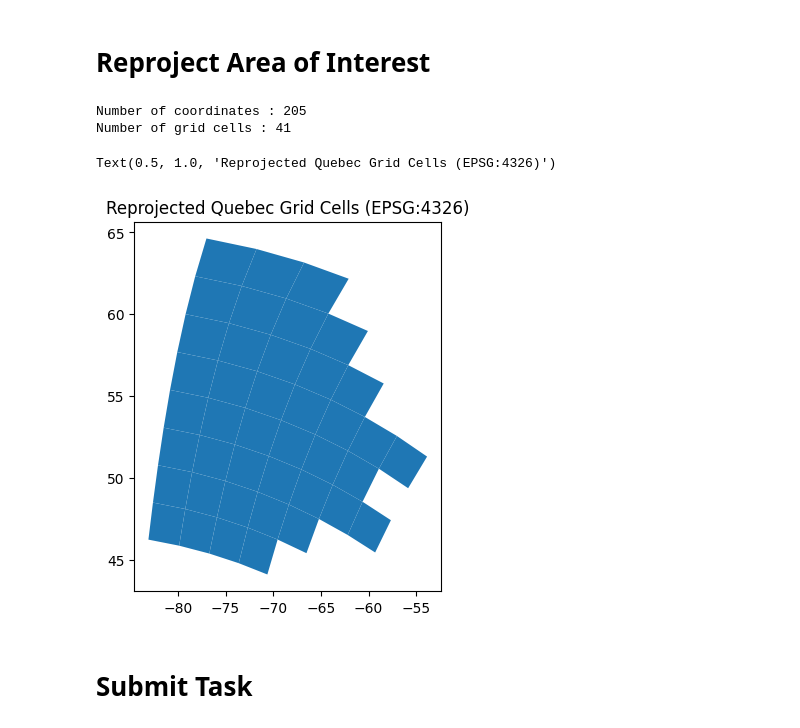
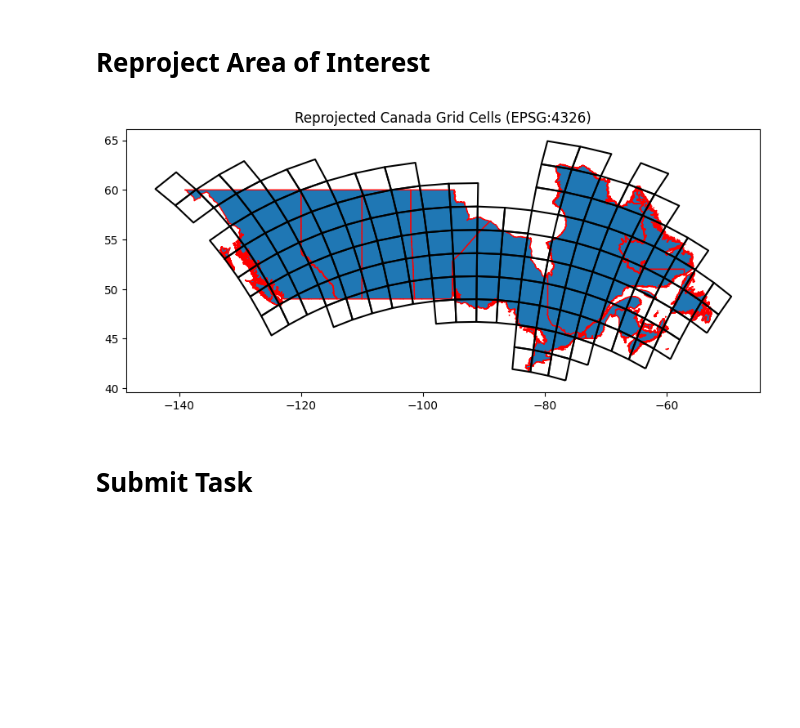
Before and after one commit to AlexandreBrown/WildfirePrediction, a Jupyter notebook: download_data.ipynb, the cells around one changed output. Drawn from its saved outputs; the diff is of its cells as text; code cells hidden in the pictures; blank space fills up the shorter version.

```diff
--- a/download_data.ipynb
+++ b/download_data.ipynb
@@ -291,17 +322,17 @@ Total number of cells (all provinces): 228
 # %% [markdown]
 # Reproject Area of Interest
-# %%
-target_epsg = int(projs['geographic']['EPSG'])
-qc_grid_reprojected = provinces_grid_cells['24'].to_crs(epsg=target_epsg)
-print(f"Number of coordinates : {qc_grid_reprojected.count_coordinates().sum():,}")
-print(f"Number of grid cells : {len(qc_grid_reprojected):,}")
-ax = qc_grid_reprojected.plot()
-ax.set_title(f"Reprojected Quebec Grid Cells (EPSG:{qc_grid_reprojected.crs.to_epsg()})")
-# %% [output]
-Number of coordinates : 205
-Number of grid cells : 41
-Text(0.5, 1.0, 'Reprojected Quebec Grid Cells (EPSG:4326)')
-[figure, removed]
+# %%
+target_epsg = int(projs['geographic']['EPSG'])
+canada_boundary = canada_boundary.to_crs(epsg=target_epsg)
+grid_within_boundary = grid_within_boundary.to_crs(epsg=target_epsg)
+
+fig, ax = plt.subplots(figsize=(10, 10))
+grid_within_boundary.boundary.plot(ax=ax, edgecolor='black', facecolor='none')
+ax = canada_boundary.plot(ax=ax, edgecolor='red')
+ax.set_title(f"Reprojected Canada Grid Cells (EPSG:{canada_boundary.crs.to_epsg()})")
+plt.show()
+# %% [output]
+[figure, added]
 # %% [markdown]
 # Submit Task
 # %%
```
Also changed, not shown: parts of 24 cells of this notebook, 3 other files.
